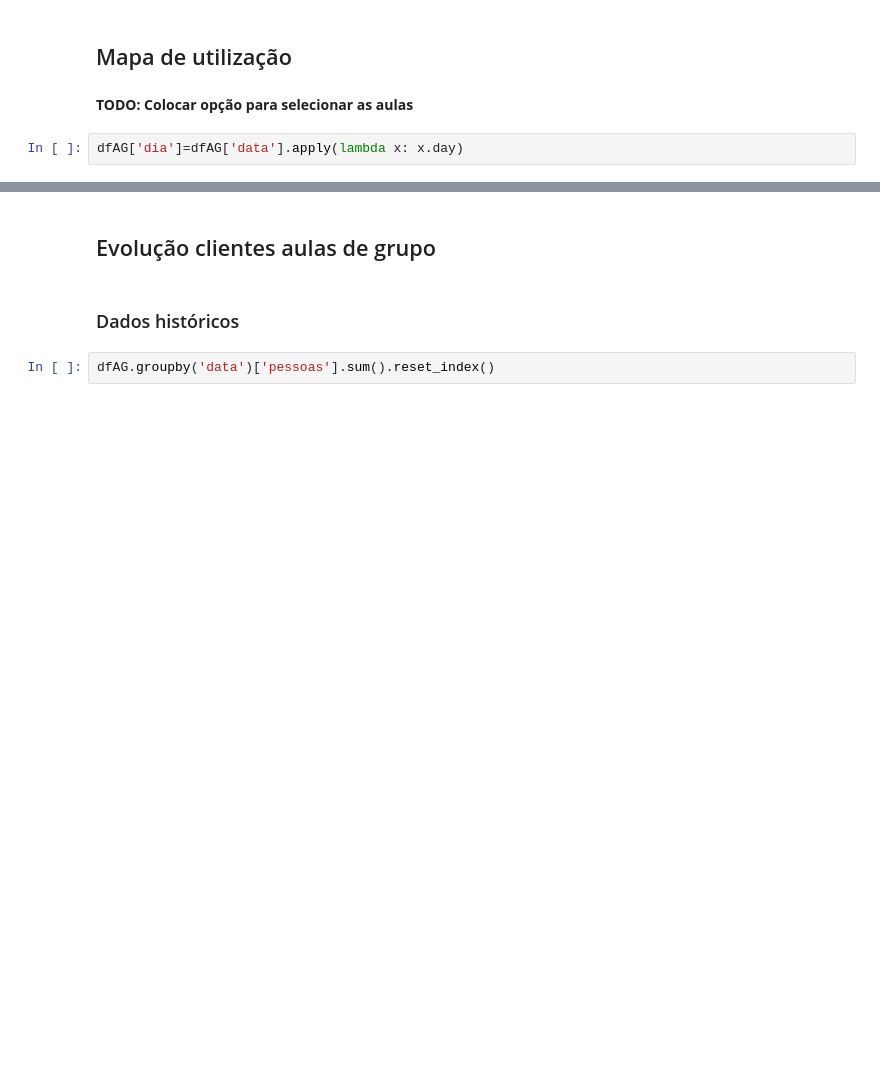
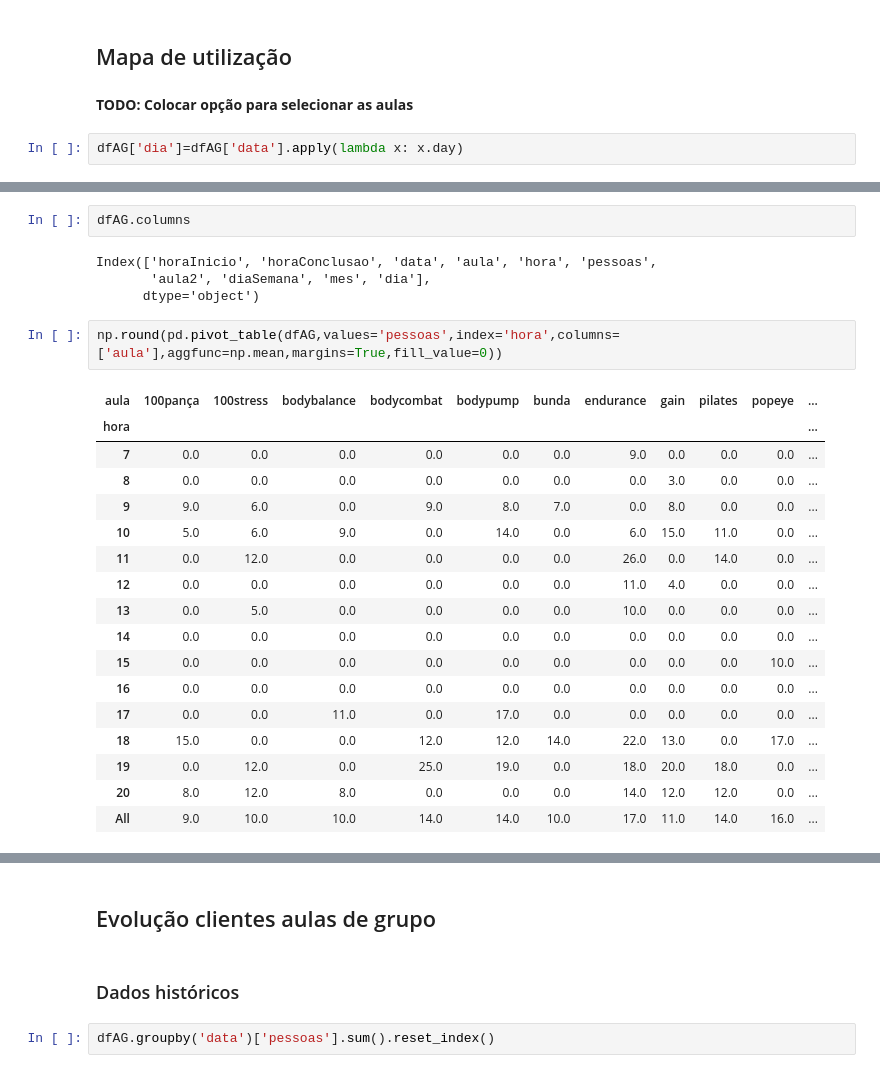
Before and after one commit to pesobreiro/jupyternotebooks, a Jupyter notebook: analysis/2.aulasGrupo_analise.ipynb, the cells around one changed output, grey strips where cells are left out. Saved outputs shown, nothing was run; the diff lists cells and outputs as text; blank space fills up the shorter version.

```diff
--- a/analysis/2.aulasGrupo_analise.ipynb
+++ b/analysis/2.aulasGrupo_analise.ipynb
@@ -262 +270,27 @@ dfAG['dia']=dfAG['data'].apply(lambda x: x.day)
+# %%
+dfAG.columns
+# %% [output]
+Index(['horaInicio', 'horaConclusao', 'data', 'aula', 'hora', 'pessoas',
+       'aula2', 'diaSemana', 'mes', 'dia'],
+      dtype='object')
+# %%
+np.round(pd.pivot_table(dfAG,values='pessoas',index='hora',columns=['aula'],aggfunc=np.mean,margins=True,fill_value=0))
+# %% [output]
+| aula | 100pança | 100stress | bodybalance | bodycombat | bodypump | bunda | endurance | gain | pilates | popeye | ... |
+| hora |  |  |  |  |  |  |  |  |  |  | ... |
+| 7 | 0.0 | 0.0 | 0.0 | 0.0 | 0.0 | 0.0 | 9.0 | 0.0 | 0.0 | 0.0 | ... |
+| 8 | 0.0 | 0.0 | 0.0 | 0.0 | 0.0 | 0.0 | 0.0 | 3.0 | 0.0 | 0.0 | ... |
+| 9 | 9.0 | 6.0 | 0.0 | 9.0 | 8.0 | 7.0 | 0.0 | 8.0 | 0.0 | 0.0 | ... |
+| 10 | 5.0 | 6.0 | 9.0 | 0.0 | 14.0 | 0.0 | 6.0 | 15.0 | 11.0 | 0.0 | ... |
+| 11 | 0.0 | 12.0 | 0.0 | 0.0 | 0.0 | 0.0 | 26.0 | 0.0 | 14.0 | 0.0 | ... |
+| 12 | 0.0 | 0.0 | 0.0 | 0.0 | 0.0 | 0.0 | 11.0 | 4.0 | 0.0 | 0.0 | ... |
+| 13 | 0.0 | 5.0 | 0.0 | 0.0 | 0.0 | 0.0 | 10.0 | 0.0 | 0.0 | 0.0 | ... |
+| 14 | 0.0 | 0.0 | 0.0 | 0.0 | 0.0 | 0.0 | 0.0 | 0.0 | 0.0 | 0.0 | ... |
+| 15 | 0.0 | 0.0 | 0.0 | 0.0 | 0.0 | 0.0 | 0.0 | 0.0 | 0.0 | 10.0 | ... |
+| 16 | 0.0 | 0.0 | 0.0 | 0.0 | 0.0 | 0.0 | 0.0 | 0.0 | 0.0 | 0.0 | ... |
+| 17 | 0.0 | 0.0 | 11.0 | 0.0 | 17.0 | 0.0 | 0.0 | 0.0 | 0.0 | 0.0 | ... |
+| 18 | 15.0 | 0.0 | 0.0 | 12.0 | 12.0 | 14.0 | 22.0 | 13.0 | 0.0 | 17.0 | ... |
+| 19 | 0.0 | 12.0 | 0.0 | 25.0 | 19.0 | 0.0 | 18.0 | 20.0 | 18.0 | 0.0 | ... |
+| 20 | 8.0 | 12.0 | 8.0 | 0.0 | 0.0 | 0.0 | 14.0 | 12.0 | 12.0 | 0.0 | ... |
+| All | 9.0 | 10.0 | 10.0 | 14.0 | 14.0 | 10.0 | 17.0 | 11.0 | 14.0 | 16.0 | ... |
 # %%
```
Also changed, not shown: parts of 3 cells of this notebook, 2 other files.
